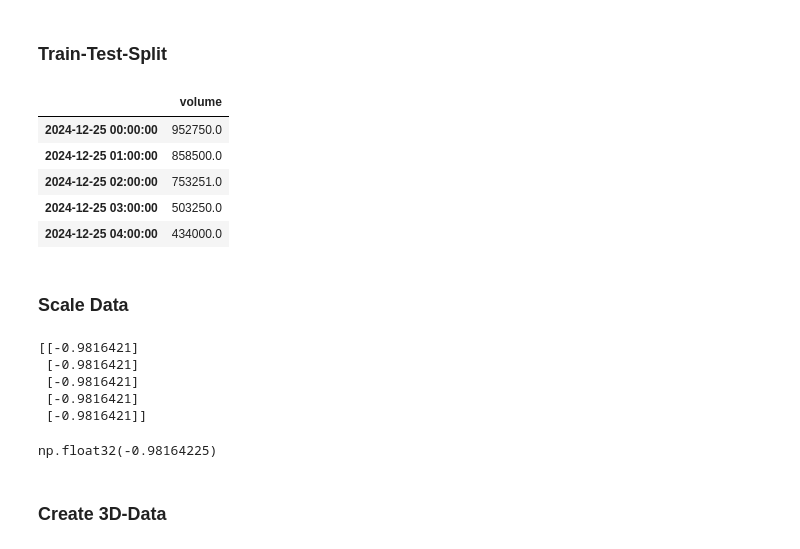
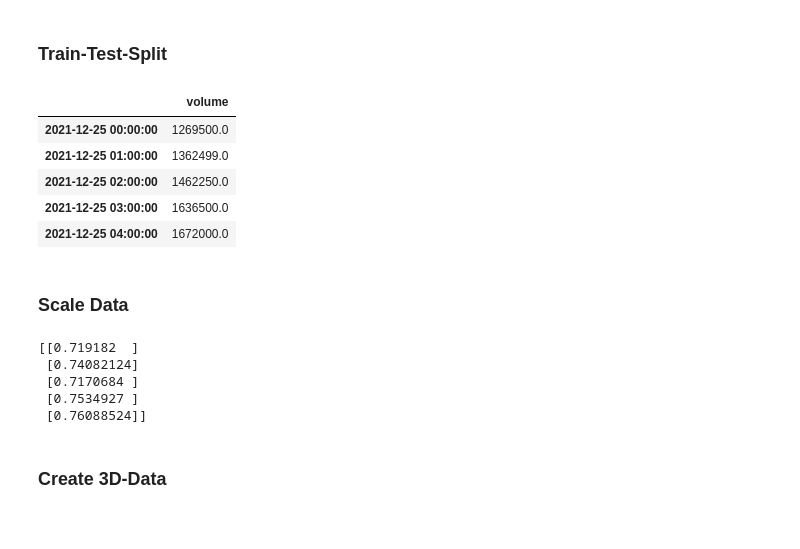
Before and after one commit to benrodion/Watts-next, a Jupyter notebook: LSTM.ipynb, the cells around one changed output. Cells and saved outputs as stored; diff of their text form; code cells hidden in the pictures.

```diff
--- a/LSTM.ipynb
+++ b/LSTM.ipynb
@@ -262,54 +260,55 @@ data.set_index('correct_days', inplace=True)
 # %%
 X = pd.DataFrame(data["volume"])#we need the shape to be (70128, 1), not (70128, )
 X.shape
 X.head()
 
 #check type of target variable
 type(X.volume[0])
 
 
 #Separate the training from the test data before scaling so only the train data is scaled.
-train_data = X["2017-01-01 01:00:00":"2024-12-24 23:00:00"]
-test_data = X["2024-12-25 00:00:00":"2024-12-31 23:00:00"]
+#train_data = X["2017-01-01 01:00:00":"2024-12-24 23:00:00"]
+#test_data = X["2024-12-25 00:00:00":"2024-12-31 23:00:00"]
+
+train_data = X["2017-01-01 01:00:00":"2021-12-24 23:00:00"]
+test_data = X["2021-12-25 00:00:00":"2024-12-31 23:00:00"]
 
 # convert to float as is recommended
 train_data_2 = train_data.values #turn into ndarray
 train_data_2 = train_data_2.astype("float32")
 train_data = pd.DataFrame(data=train_data_2, index = train_data.index.values, columns=["volume"])
 
 
 test_data_2 = test_data.values
 test_data_2 = test_data_2.astype("float32")
 test_data = pd.DataFrame(data=test_data_2, index = test_data.index.values, columns=["volume"])
 
 train_data.tail()
 test_data.head()
 # %% [output]
 |  | volume |
-| 2024-12-25 00:00:00 | 952750.0 |
-| 2024-12-25 01:00:00 | 858500.0 |
-| 2024-12-25 02:00:00 | 753251.0 |
-| 2024-12-25 03:00:00 | 503250.0 |
-| 2024-12-25 04:00:00 | 434000.0 |
+| 2021-12-25 00:00:00 | 1269500.0 |
+| 2021-12-25 01:00:00 | 1362499.0 |
+| 2021-12-25 02:00:00 | 1462250.0 |
+| 2021-12-25 03:00:00 | 1636500.0 |
+| 2021-12-25 04:00:00 | 1672000.0 |
 # %% [markdown]
 ### Scale Data
 # %%
 object = StandardScaler()
 
 #standardization
-train_data = object.fit_transform(train_data)
+object.fit_transform(train_data)
 train_data = object.transform(train_data)
 test_data = object.transform(test_data)
 
 print(train_data[:5])
-train_data.mean()
 # %% [output]
-[[-0.9816421]
- [-0.9816421]
- [-0.9816421]
- [-0.9816421]
- [-0.9816421]]
+[[0.719182  ]
+ [0.74082124]
+ [0.7170684 ]
+ [0.7534927 ]
+ [0.76088524]]
-np.float32(-0.98164225)
 # %% [markdown]
 ### Create 3D-Data
 # %%
```
Also changed, not shown: parts of 7 cells of this notebook.
